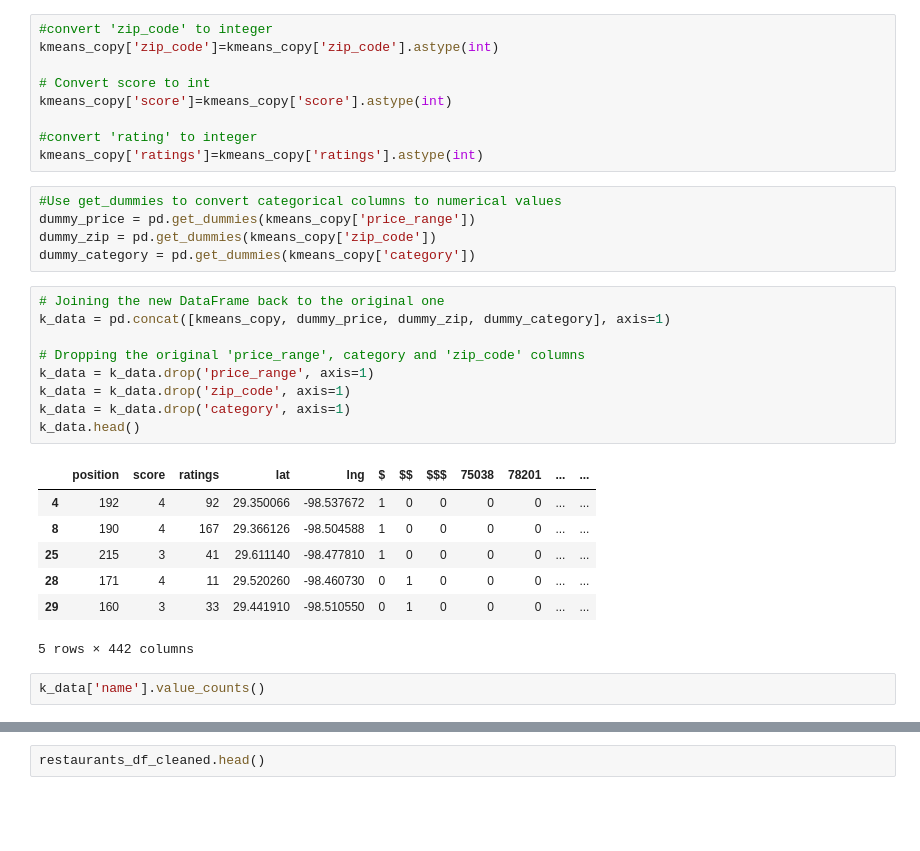
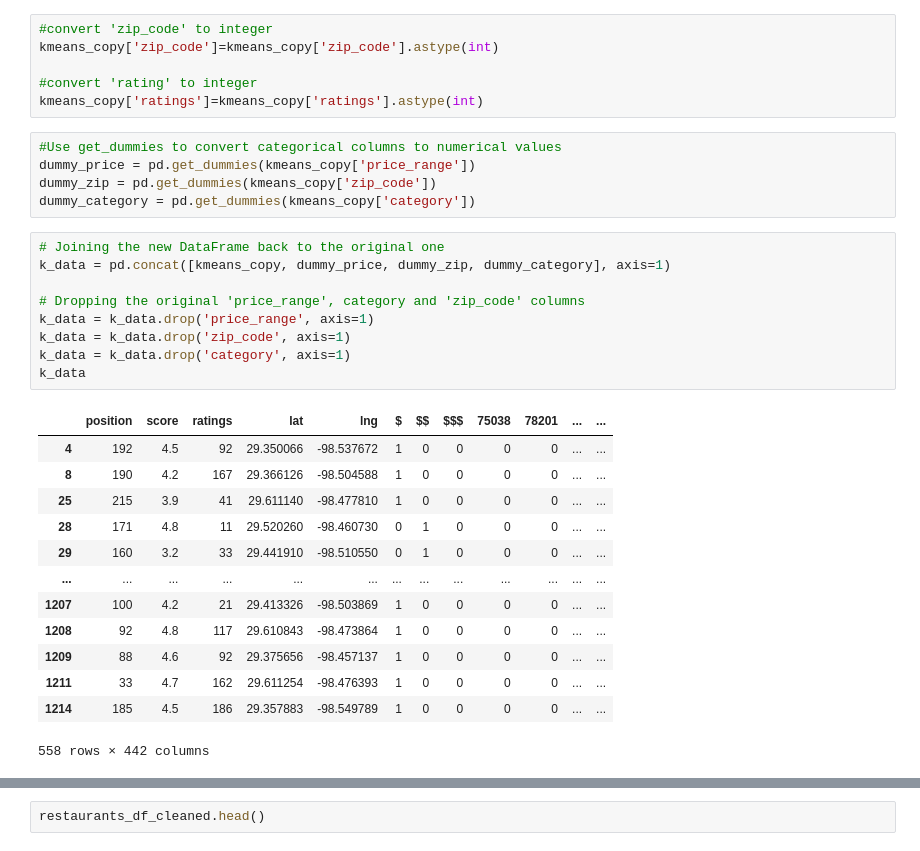
Before and after one commit to vmueller13/Project4_SanAntonioRestaurants, a Jupyter notebook: Restaurants_SanAntonio(after_cleaning)-Copy1.ipynb, the cells around one changed output, grey strips where cells are left out. Drawn from its saved outputs; the diff is of its cells as text; blank space fills up the shorter version.

```diff
--- a/Restaurants_SanAntonio(after_cleaning)-Copy1.ipynb
+++ b/Restaurants_SanAntonio(after_cleaning)-Copy1.ipynb
@@ -506,9 +464,6 @@ print(kmeans_copy)
 #convert 'zip_code' to integer
 kmeans_copy['zip_code']=kmeans_copy['zip_code'].astype(int)
 
-# Convert score to int
-kmeans_copy['score']=kmeans_copy['score'].astype(int)
-
 #convert 'rating' to integer
 kmeans_copy['ratings']=kmeans_copy['ratings'].astype(int)
 # %%
@@ -519,22 +474,26 @@ dummy_category = pd.get_dummies(kmeans_copy['category'])
 # %%
 # Joining the new DataFrame back to the original one
 k_data = pd.concat([kmeans_copy, dummy_price, dummy_zip, dummy_category], axis=1)
 
 # Dropping the original 'price_range', category and 'zip_code' columns
 k_data = k_data.drop('price_range', axis=1)
 k_data = k_data.drop('zip_code', axis=1)
 k_data = k_data.drop('category', axis=1)
-k_data.head()
+k_data
 # %% [output]
 |  | position | score | ratings | lat | lng | $ | $$ | $$$ | 75038 | 78201 | ... | ... |
-| 4 | 192 | 4 | 92 | 29.350066 | -98.537672 | 1 | 0 | 0 | 0 | 0 | ... | ... |
-| 8 | 190 | 4 | 167 | 29.366126 | -98.504588 | 1 | 0 | 0 | 0 | 0 | ... | ... |
-| 25 | 215 | 3 | 41 | 29.611140 | -98.477810 | 1 | 0 | 0 | 0 | 0 | ... | ... |
-| 28 | 171 | 4 | 11 | 29.520260 | -98.460730 | 0 | 1 | 0 | 0 | 0 | ... | ... |
-| 29 | 160 | 3 | 33 | 29.441910 | -98.510550 | 0 | 1 | 0 | 0 | 0 | ... | ... |
+| 4 | 192 | 4.5 | 92 | 29.350066 | -98.537672 | 1 | 0 | 0 | 0 | 0 | ... | ... |
+| 8 | 190 | 4.2 | 167 | 29.366126 | -98.504588 | 1 | 0 | 0 | 0 | 0 | ... | ... |
+| 25 | 215 | 3.9 | 41 | 29.611140 | -98.477810 | 1 | 0 | 0 | 0 | 0 | ... | ... |
+| 28 | 171 | 4.8 | 11 | 29.520260 | -98.460730 | 0 | 1 | 0 | 0 | 0 | ... | ... |
+| 29 | 160 | 3.2 | 33 | 29.441910 | -98.510550 | 0 | 1 | 0 | 0 | 0 | ... | ... |
+| ... | ... | ... | ... | ... | ... | ... | ... | ... | ... | ... | ... | ... |
+| 1207 | 100 | 4.2 | 21 | 29.413326 | -98.503869 | 1 | 0 | 0 | 0 | 0 | ... | ... |
+| 1208 | 92 | 4.8 | 117 | 29.610843 | -98.473864 | 1 | 0 | 0 | 0 | 0 | ... | ... |
+| 1209 | 88 | 4.6 | 92 | 29.375656 | -98.457137 | 1 | 0 | 0 | 0 | 0 | ... | ... |
+| 1211 | 33 | 4.7 | 162 | 29.611254 | -98.476393 | 1 | 0 | 0 | 0 | 0 | ... | ... |
+| 1214 | 185 | 4.5 | 186 | 29.357883 | -98.549789 | 1 | 0 | 0 | 0 | 0 | ... | ... |
-5 rows × 442 columns
+558 rows × 442 columns
-# %%
-k_data['name'].value_counts()
 # %%
 # Start by importing the K-means algorithm
 from sklearn.cluster import KMeans
```
Also changed, not shown: parts of 24 cells of this notebook, 9 other files.
